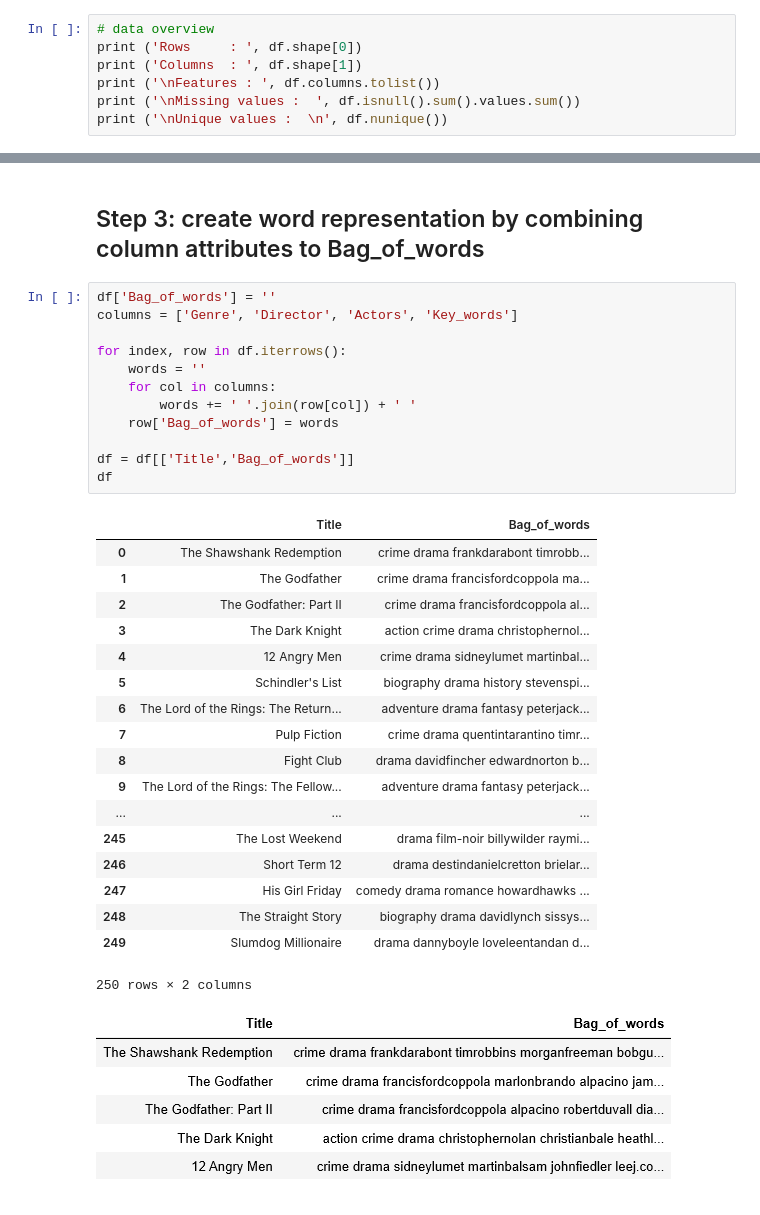
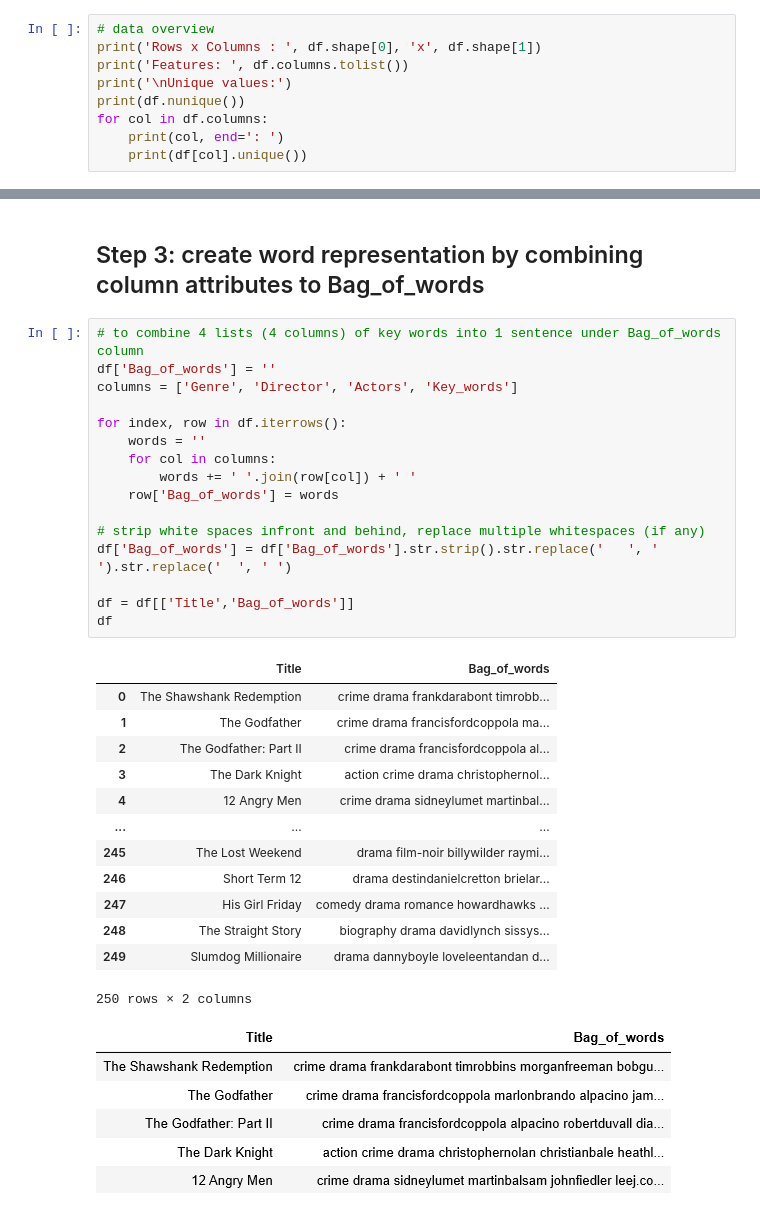
Before and after one commit to JNYH/movie_recommender, a Jupyter notebook: movie_recommender.ipynb, the cells around one changed output, grey strips where cells are left out. Cells and saved outputs as stored; diff of their text form.

```diff
--- a/movie_recommender.ipynb
+++ b/movie_recommender.ipynb
@@ -44,9 +39,11 @@ df
 250 rows × 38 columns
 # %%
 # data overview
-print ('Rows     : ', df.shape[0])
-print ('Columns  : ', df.shape[1])
-print ('\nFeatures : ', df.columns.tolist())
-print ('\nMissing values :  ', df.isnull().sum().values.sum())
-print ('\nUnique values :  \n', df.nunique())
+print('Rows x Columns : ', df.shape[0], 'x', df.shape[1])
+print('Features: ', df.columns.tolist())
+print('\nUnique values:')
+print(df.nunique())
+for col in df.columns:
+    print(col, end=': ')
+    print(df[col].unique())
 # %% [output]
@@ -272,29 +265,28 @@ df
 # %% [markdown]
 ## Step 3: create word representation by combining column attributes to Bag_of_words
 # %%
+# to combine 4 lists (4 columns) of key words into 1 sentence under Bag_of_words column
 df['Bag_of_words'] = ''
 columns = ['Genre', 'Director', 'Actors', 'Key_words']
 
 for index, row in df.iterrows():
     words = ''
     for col in columns:
         words += ' '.join(row[col]) + ' '
     row['Bag_of_words'] = words
 
+# strip white spaces infront and behind, replace multiple whitespaces (if any)
+df['Bag_of_words'] = df['Bag_of_words'].str.strip().str.replace('   ', ' ').str.replace('  ', ' ')
+
 df = df[['Title','Bag_of_words']]
 df
 # %% [output]
 |  | Title | Bag_of_words |
 | 0 | The Shawshank Redemption | crime drama frankdarabont timrobb... |
 | 1 | The Godfather | crime drama francisfordcoppola ma... |
 | 2 | The Godfather: Part II | crime drama francisfordcoppola al... |
 | 3 | The Dark Knight | action crime drama christophernol... |
 | 4 | 12 Angry Men | crime drama sidneylumet martinbal... |
-| 5 | Schindler's List | biography drama history stevenspi... |
-| 6 | The Lord of the Rings: The Return... | adventure drama fantasy peterjack... |
-| 7 | Pulp Fiction | crime drama quentintarantino timr... |
-| 8 | Fight Club | drama davidfincher edwardnorton b... |
-| 9 | The Lord of the Rings: The Fellow... | adventure drama fantasy peterjack... |
 | ... | ... | ... |
 | 245 | The Lost Weekend | drama film-noir billywilder raymi... |
 | 246 | Short Term 12 | drama destindanielcretton brielar... |
```
Also changed, not shown: parts of 18 cells of this notebook.
